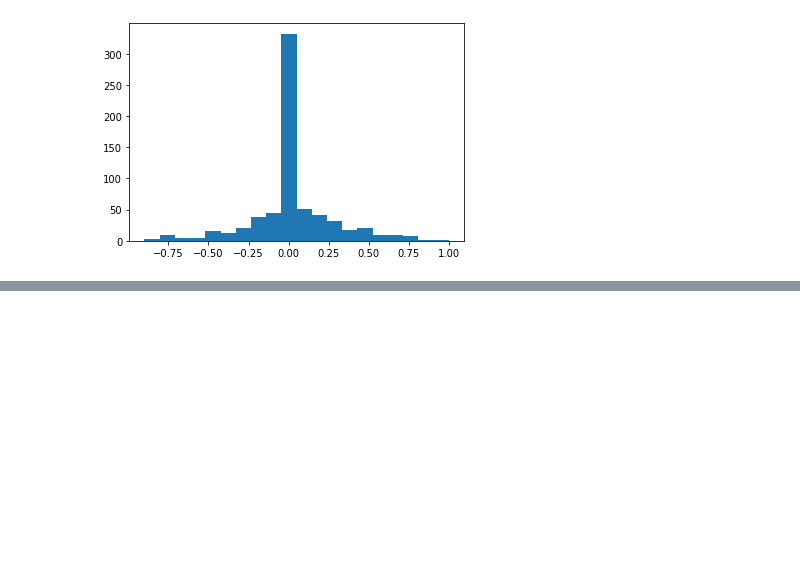
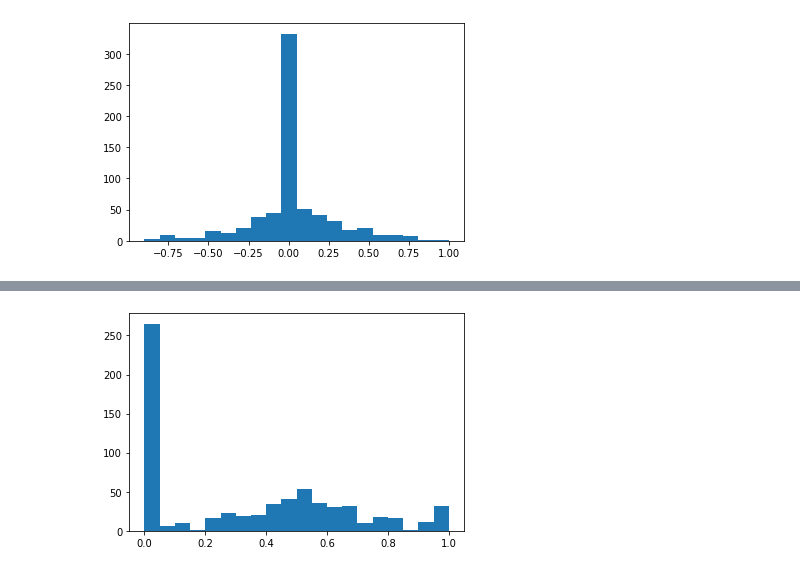
Before and after one commit to Extrieve/NLProject, a Jupyter notebook: 4chan/pandas_transformation.ipynb, the cells around one changed output, grey strips where cells are left out. Saved outputs shown, nothing was run; the diff lists cells and outputs as text; code cells hidden in the pictures; blank space fills up the shorter version.

```diff
--- a/4chan/pandas_transformation.ipynb
+++ b/4chan/pandas_transformation.ipynb
@@ -77,3 +77,12 @@ df[df['sentiment'] > 0.5].sample(5)
 | 248 | &gt;UPGRADE &amp; BUILD ADVICEPos... | &gt;&gt;8932767964gb minimum for ... | (&, gt;&gt;8932767964, gb, minimu... | 22 | 0.800 |
 | 659 | What company makes cables and cor... | &gt;&gt;89323725Lapp Kabel makes ... | (&, gt;&gt;89323725Lapp, Kabel, m... | 14 | 0.625 |
 | 524 | How is Java being used these days... | &gt;&gt;89325646&gt;cancer behave... | (&, gt;&gt;89325646&gt;cancer, be... | 32 | 0.700 |
+# %%
+# lets create a new column with the subjectivity of the comment
+df['subjectivity'] = df['doc'].apply(lambda x: nlp(x)._.blob.subjectivity)
+# %%
+# lets plot the subjectivity of the comments
+plt.hist(df['subjectivity'], bins=20)
+plt.show()
+# %% [output]
+[figure, added]
```
Also changed, not shown: parts of 4 cells of this notebook.
